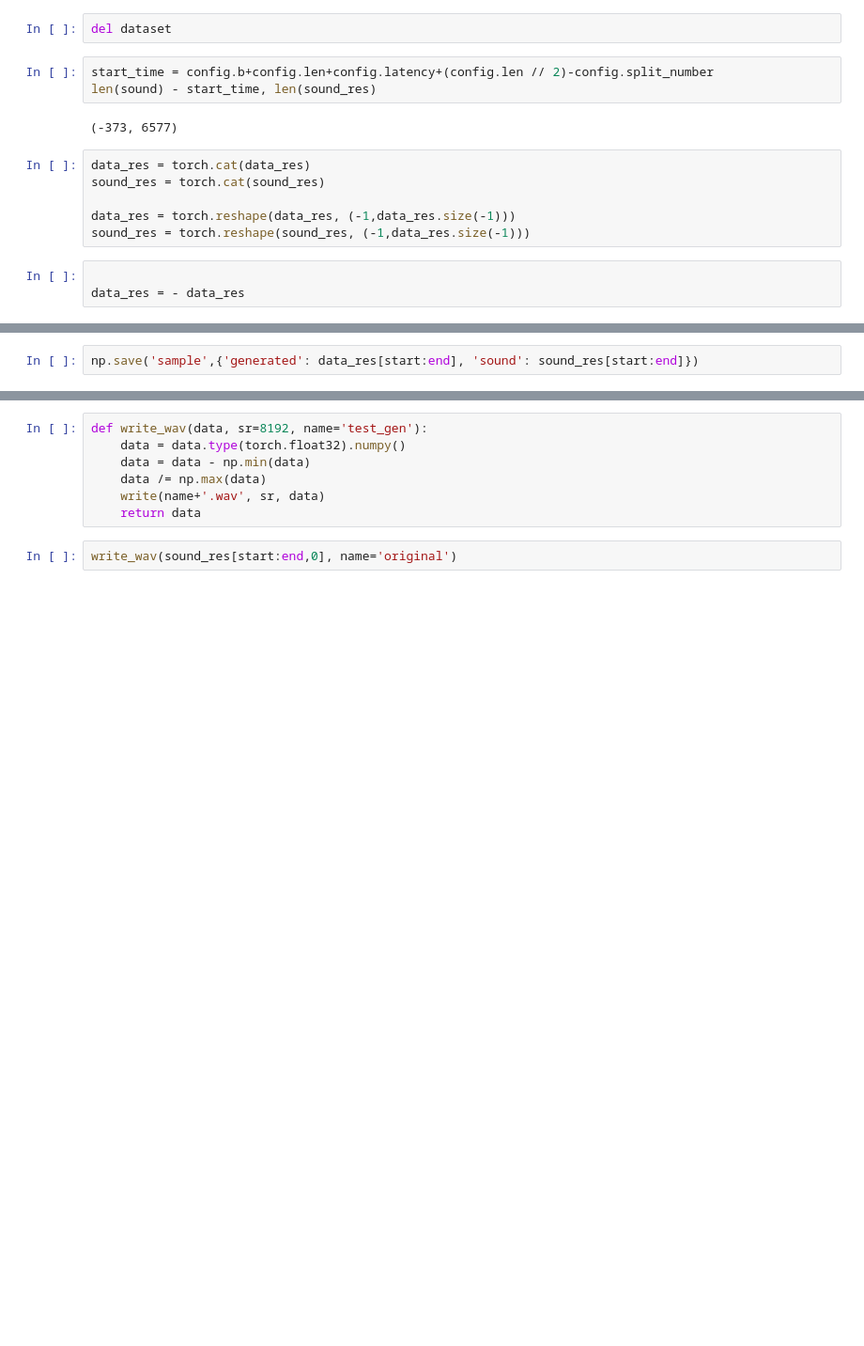
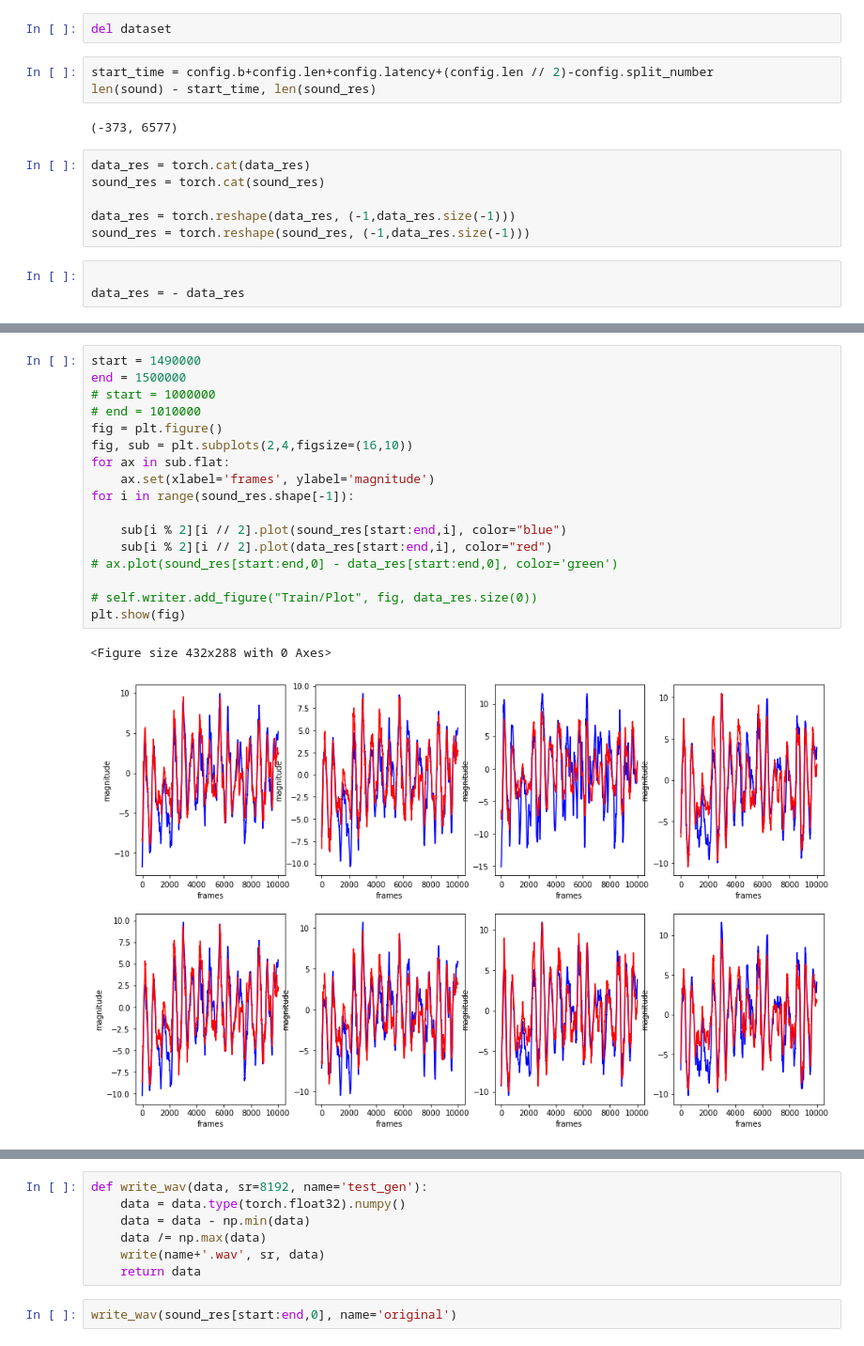
Before and after one commit to lsg1213/ai_model, a Jupyter notebook: pytorch/test_model/visualization.ipynb, the cells around one changed output, grey strips where cells are left out. Shown at 94% size. Drawn from its saved outputs; the diff is of its cells as text; blank space fills up the shorter version.

```diff
--- a/pytorch/test_model/visualization.ipynb
+++ b/pytorch/test_model/visualization.ipynb
@@ -122,5 +128,23 @@ plt.show(fig)
-# %%
-np.save('sample',{'generated': data_res[start:end], 'sound': sound_res[start:end]})
+# %%
+start = 1490000
+end = 1500000
+# start = 1000000
+# end = 1010000
+fig = plt.figure()
+fig, sub = plt.subplots(2,4,figsize=(16,10))
+for ax in sub.flat:
+    ax.set(xlabel='frames', ylabel='magnitude')
+for i in range(sound_res.shape[-1]):
+
+    sub[i % 2][i // 2].plot(sound_res[start:end,i], color="blue")
+    sub[i % 2][i // 2].plot(data_res[start:end,i], color="red")
+# ax.plot(sound_res[start:end,0] - data_res[start:end,0], color='green')
+
+# self.writer.add_figure("Train/Plot", fig, data_res.size(0))
+plt.show(fig)
+# %% [output]
+<Figure size 432x288 with 0 Axes>
+[figure, added]
 # %%
 fig=plt.figure(figsize=(16,8))
 ax = fig.add_subplot()
```
Also changed, not shown: parts of 16 cells of this notebook, 6 other files.
